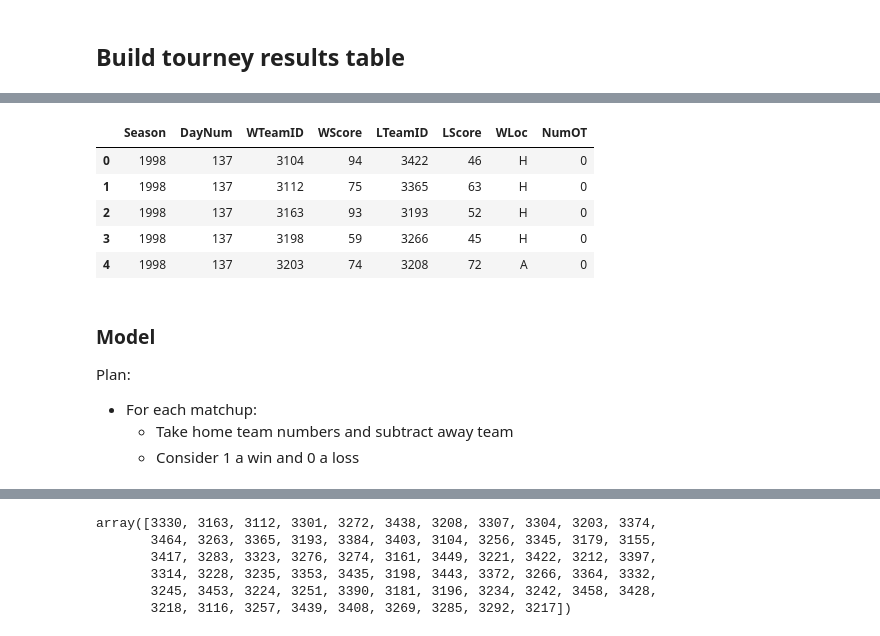
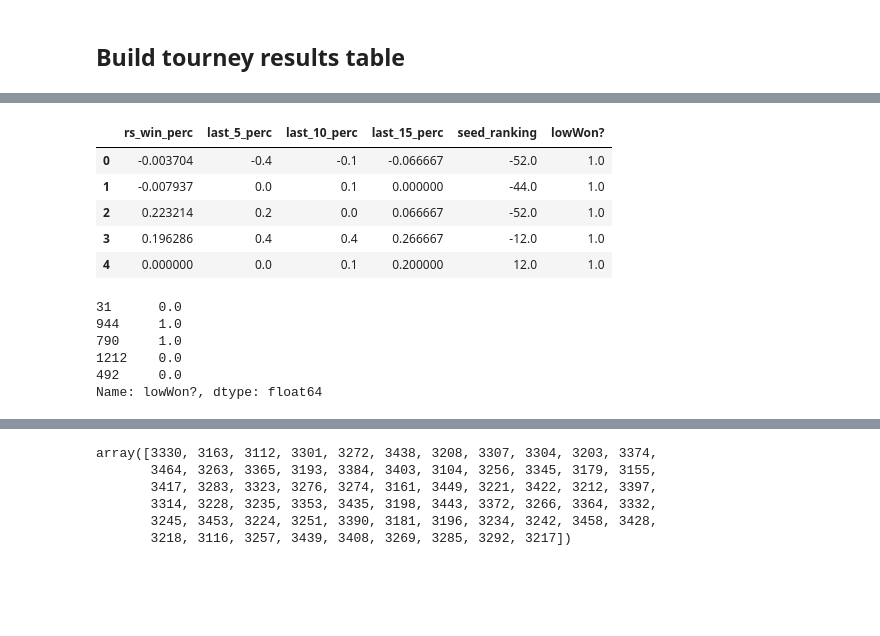
Before and after one commit to lukeolson13/NCAA-women, a Jupyter notebook: EDA.ipynb, the cells around one changed output, grey strips where cells are left out. Drawn from its saved outputs; the diff is of its cells as text; code cells hidden in the pictures; blank space fills up the shorter version.

```diff
--- a/EDA.ipynb
+++ b/EDA.ipynb
@@ -118,3 +131,20 @@ tt.head()
 | 3272 | 1998 | W05 | Memphis | 0.846154 | 1.0 | 0.9 | 0.933333 | 20 |
 # %% [markdown]
 ## Build tourney results table
+# %%
+tourneyResultsByID = pd.DataFrame(columns=['Season', 'lowID', 'highID', 'lowWon?'])
+for index, row in tourneyResults.iterrows():
+    year = row['Season']
+    winningID = row['WTeamID']
+    losingID = row['LTeamID']
+
+    if int(winningID) > int(losingID):
+        highID = winningID
+        lowID = losingID
+        lowWon = 0
+    else:
+        highID = losingID
+        lowID = winningID
+        lowWon = 1
+
+    tourneyResultsByID = tourneyResultsByID.append({'Season': year, 'lowID': lowID, 'highID': highID, 'lowWon?': lowWon}, ignore_index=True)
@@ -120,0 +157,20 @@ tt.head()
+# %%
+model_cols = list(tt.columns[2:])
+cols = model_cols + ['lowWon?']
+modelTable = pd.DataFrame(columns=cols)
+
+tt_reset = tt.reset_index()
+for _, row in tourneyResultsByID.iterrows():
+    tt_filt = tt_reset[ tt_reset.Season == row['Season'] ]
+    diff = tt_filt[ tt_filt.TeamID == row['lowID']][model_cols].values - tt_filt[ tt_filt.TeamID == row['highID']][model_cols].values
+    diff = pd.DataFrame(np.append(diff, row['lowWon?']).reshape(1, -1), columns=cols)
+    modelTable = modelTable.append(diff, ignore_index=True)
+
+modelTable.head()
+# %% [output]
+|  | rs_win_perc | last_5_perc | last_10_perc | last_15_perc | seed_ranking | lowWon? |
+| 0 | -0.003704 | -0.4 | -0.1 | -0.066667 | -52.0 | 1.0 |
+| 1 | -0.007937 | 0.0 | 0.1 | 0.000000 | -44.0 | 1.0 |
+| 2 | 0.223214 | 0.2 | 0.0 | 0.066667 | -52.0 | 1.0 |
+| 3 | 0.196286 | 0.4 | 0.4 | 0.266667 | -12.0 | 1.0 |
+| 4 | 0.000000 | 0.0 | 0.1 | 0.200000 | 12.0 | 1.0 |
@@ -121,15 +179,9 @@ tt.head()
 # %%
-tourneyResults.head()
+y_train.head()
 # %% [output]
-|  | Season | DayNum | WTeamID | WScore | LTeamID | LScore | WLoc | NumOT |
-| 0 | 1998 | 137 | 3104 | 94 | 3422 | 46 | H | 0 |
-| 1 | 1998 | 137 | 3112 | 75 | 3365 | 63 | H | 0 |
-| 2 | 1998 | 137 | 3163 | 93 | 3193 | 52 | H | 0 |
-| 3 | 1998 | 137 | 3198 | 59 | 3266 | 45 | H | 0 |
-| 4 | 1998 | 137 | 3203 | 74 | 3208 | 72 | A | 0 |
+31      0.0
+944     1.0
+790     1.0
+1212    0.0
+492     0.0
+Name: lowWon?, dtype: float64
-# %% [markdown]
-### Model
-Plan:
-- For each matchup:
-    - Take home team numbers and subtract away team
-    - Consider 1 a win and 0 a loss
```
Also changed, not shown: parts of 20 cells of this notebook, 12 other files.
